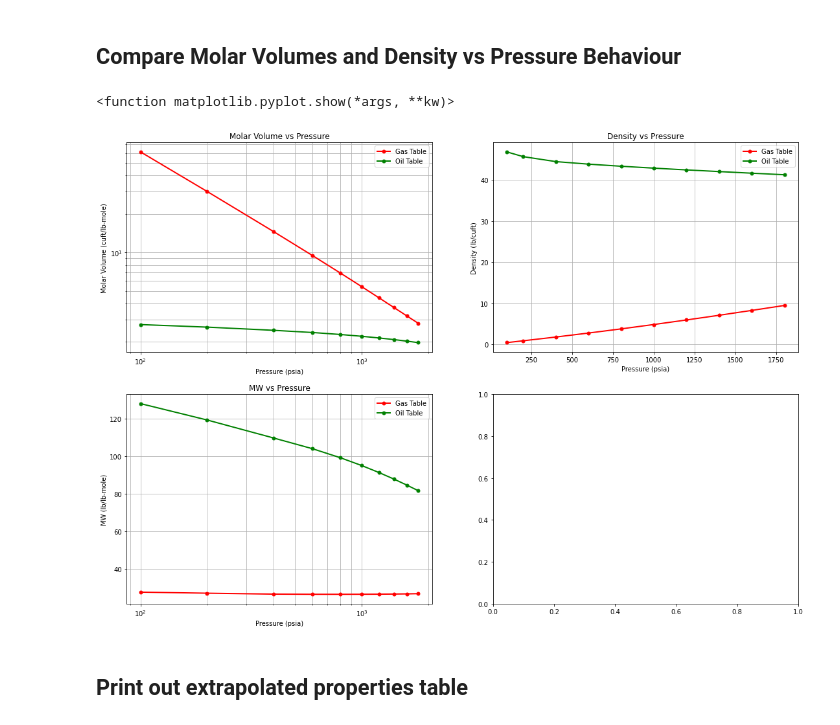
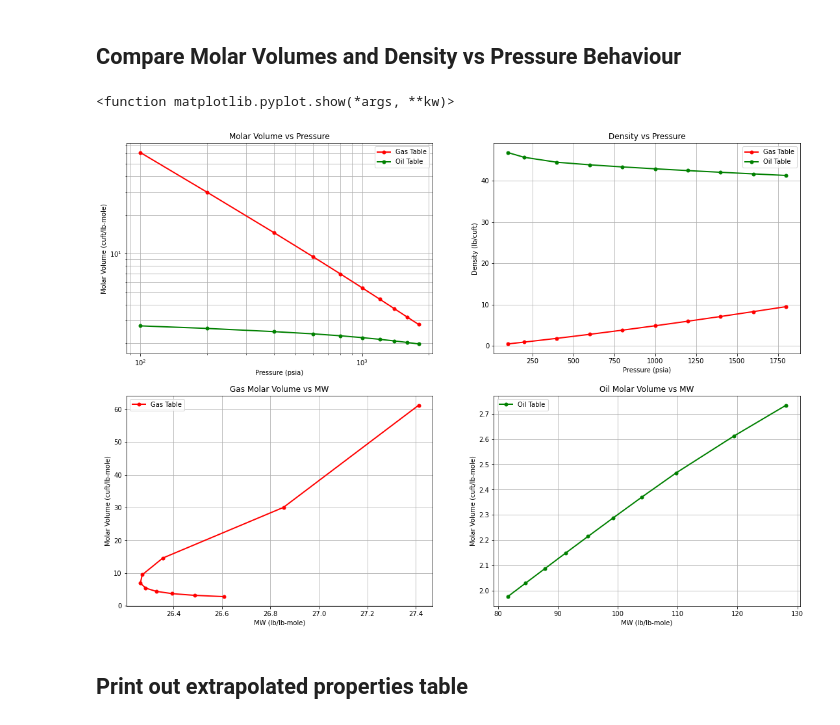
Before and after one commit to mwburgoyne/BOT, a Jupyter notebook: Converging Densities.ipynb, the cells around one changed output. Saved outputs shown, nothing was run; the diff lists cells and outputs as text; code cells hidden in the pictures.

```diff
--- a/Converging Densities.ipynb
+++ b/Converging Densities.ipynb
@@ -381,40 +381,56 @@ ax[i,j].legend()
 
 if j < nx-1:
     j+=1
 else:
     j = 0
     i += 1
 
 ax[i,j].title.set_text('Density vs Pressure')
 ax[i,j].plot(PVT['P'], PVT['DENG'], label='Gas Table', color='red', linewidth=2,marker='o',markersize=5)
 ax[i,j].plot(PVT['P'], PVT['DENO'], label='Oil Table', color='green', linewidth=2,marker='o',markersize=5)
 ax[i,j].grid(True, which="both")
 #ax[i,j].set_yscale('log')
 #ax[i,j].set_xscale('log')
 ax[i,j].set_xlabel('Pressure (psia)')
 ax[i,j].set_ylabel('Density (lb/cuft)')
 ax[i,j].legend()
 
 if j < nx-1:
     j+=1
 else:
     j = 0
     i += 1
 
-ax[i,j].title.set_text('MW vs Pressure')
-ax[i,j].plot(PVT['P'], PVT['MWg'], label='Gas Table', color='red', linewidth=2,marker='o',markersize=5)
-ax[i,j].plot(PVT['P'], PVT['MWo'], label='Oil Table', color='green', linewidth=2,marker='o',markersize=5)
+ax[i,j].title.set_text('Gas Molar Volume vs MW')
+ax[i,j].plot(PVT['MWg'],PVT['vg'] , label='Gas Table', color='red', linewidth=2,marker='o',markersize=5)
+#ax[i,j].plot(PVT['MWo'],PVT['vo'] , label='Oil Table', color='green', linewidth=2,marker='o',markersize=5)
 ax[i,j].grid(True, which="both")
 #ax[i,j].set_yscale('log')
-ax[i,j].set_xscale('log')
-ax[i,j].set_xlabel('Pressure (psia)')
-ax[i,j].set_ylabel('MW (lb/lb-mole)')
+#ax[i,j].set_xscale('log')
+ax[i,j].set_xlabel('MW (lb/lb-mole)')
+ax[i,j].set_ylabel('Molar Volume (cuft/lb-mole)')
+ax[i,j].legend()
+
+if j < nx-1:
+    j+=1
+else:
+    j = 0
+    i += 1
+
+ax[i,j].title.set_text('Oil Molar Volume vs MW')
+#ax[i,j].plot(PVT['MWg'],PVT['vg'] , label='Gas Table', color='red', linewidth=2,marker='o',markersize=5)
+ax[i,j].plot(PVT['MWo'],PVT['vo'] , label='Oil Table', color='green', linewidth=2,marker='o',markersize=5)
+ax[i,j].grid(True, which="both")
+#ax[i,j].set_yscale('log')
+#ax[i,j].set_xscale('log')
+ax[i,j].set_xlabel('MW (lb/lb-mole)')
+ax[i,j].set_ylabel('Molar Volume (cuft/lb-mole)')
 ax[i,j].legend()
 
 plt.show
 # %% [output]
 <function matplotlib.pyplot.show(*args, **kw)>
-[figure, old version]
+[figure, new version]
 # %% [markdown]
 ## Print out extrapolated properties table
 # %%
```
